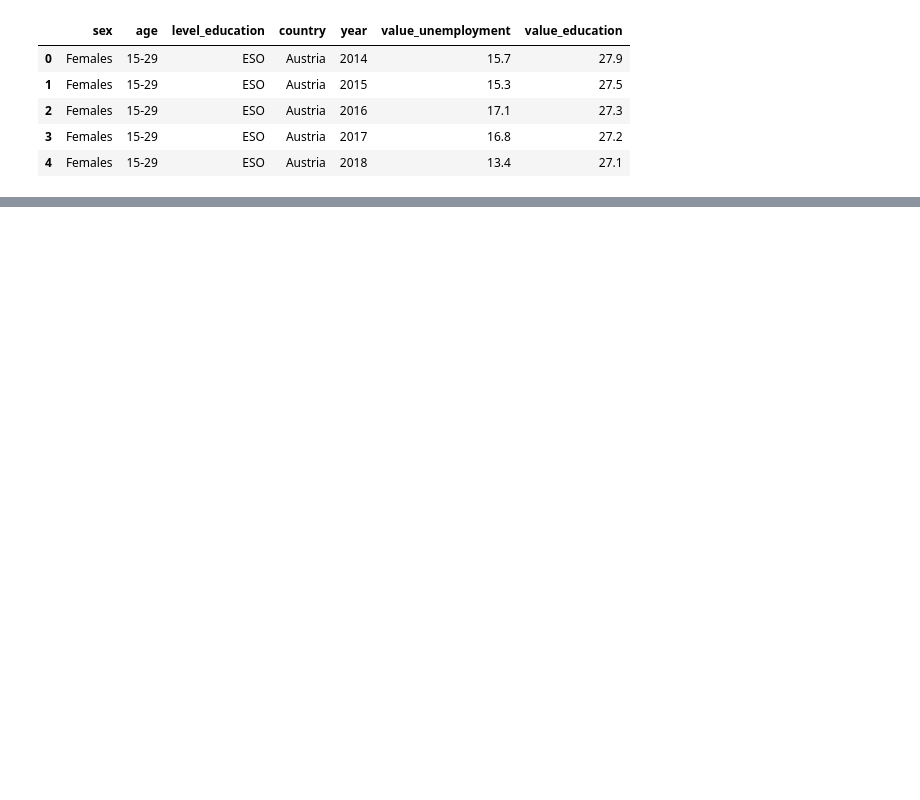
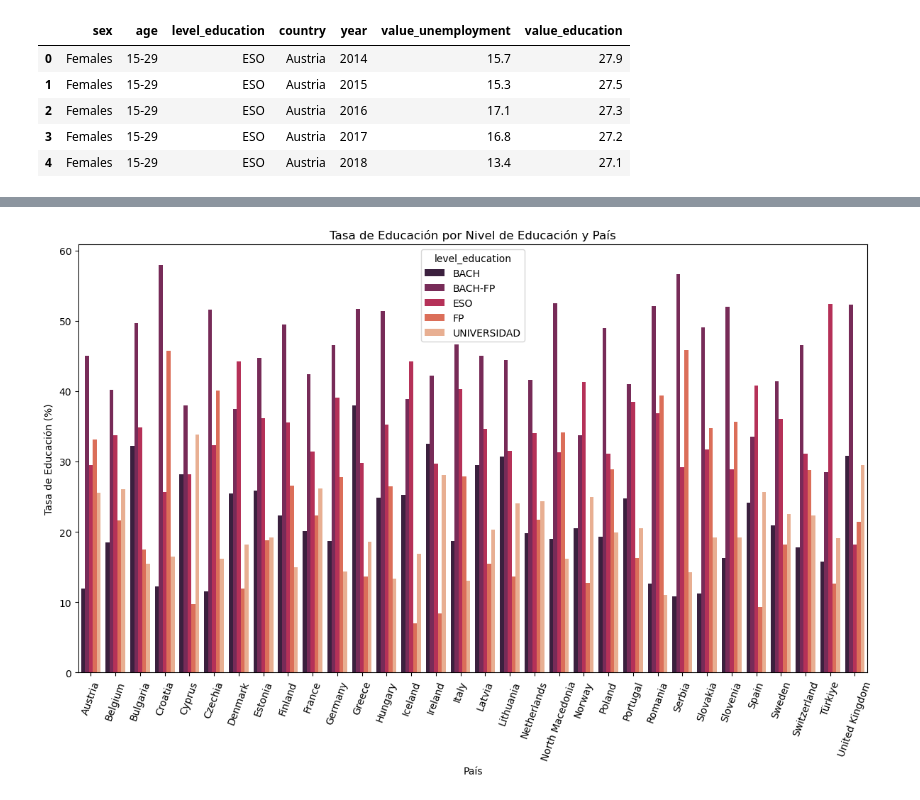
Before and after one commit to harimrys/project-ue, a Jupyter notebook: EDA.ipynb, the cells around one changed output, grey strips where cells are left out. Cells and saved outputs as stored; diff of their text form; code cells hidden in the pictures; blank space fills up the shorter version.

```diff
--- a/EDA.ipynb
+++ b/EDA.ipynb
@@ -21,0 +36,19 @@ df.head()
+# %%
+
+grupo_pais_genero_educacion = df_filtrado.groupby(["country", "level_education"])["value_education"].mean().reset_index()
+
+# Paso 2: Crear el gráfico de barras agrupadas por país, género y nivel de educación
+plt.figure(figsize = (12, 8))
+sns.barplot(x = "country", y = "value_education", hue = "level_education", data = grupo_pais_genero_educacion, palette = "rocket", errorbar = None)
+
+# Añadir títulos y etiquetas
+plt.title('Tasa de Educación por Nivel de Educación y País')
+plt.ylabel('Tasa de Educación (%)')
+plt.xlabel('País')
+
+# Mostrar el gráfico
+plt.xticks(rotation = 70)  # Rotar las etiquetas del eje x para mejor visibilidad
+plt.tight_layout()
+plt.show()
+# %% [output]
+[figure, added]
```
Also changed, not shown: parts of 9 cells of this notebook, 3 other files.
